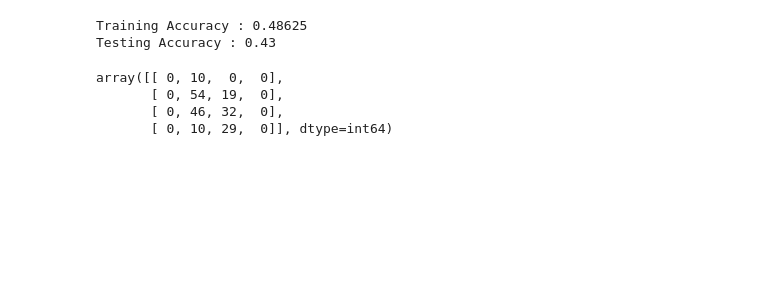
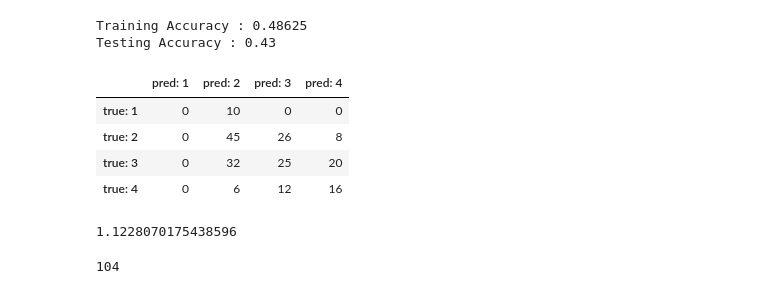
Before and after one commit to kyle1903/cuni_sw_project, a Jupyter notebook: pandas.ipynb, the cells around one changed output. Drawn from its saved outputs; the diff is of its cells as text; code cells hidden in the pictures; blank space fills up the shorter version.

```diff
--- a/pandas.ipynb
+++ b/pandas.ipynb
@@ -672,13 +752,22 @@ Testing Accuracy : 0.43
 # %%
 # evaluating our SVM model - confusion matrix
 
-cm3 = confusion_matrix(y_test, y_pred3)
+cm3 = CM(y_test, y_pred3)
 cm3
 # %% [output]
-array([[ 0, 10,  0,  0],
-       [ 0, 54, 19,  0],
-       [ 0, 46, 32,  0],
-       [ 0, 10, 29,  0]], dtype=int64)
+|  | pred: 1 | pred: 2 | pred: 3 | pred: 4 |
+| true: 1 | 0 | 10 | 0 | 0 |
+| true: 2 | 0 | 45 | 26 | 8 |
+| true: 3 | 0 | 32 | 25 | 20 |
+| true: 4 | 0 | 6 | 12 | 16 |
+# %%
+average_distance(cm3)
+# %% [output]
+1.1228070175438596
+# %%
+custom_loss(y_test, y_pred3)
+# %% [output]
+104
 # %%
 # evaluating our SVM model - cross validation
 
```
Also changed, not shown: parts of 22 cells of this notebook.
